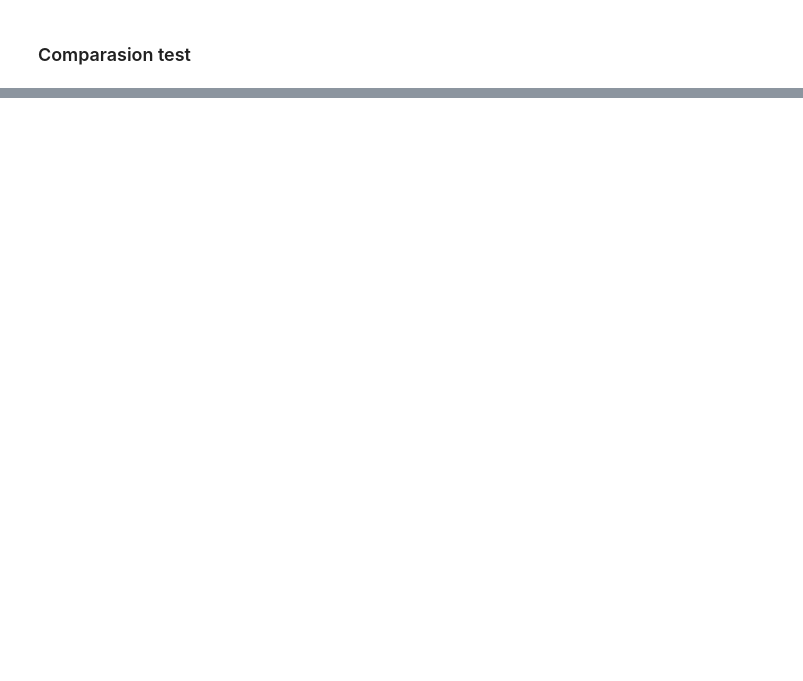
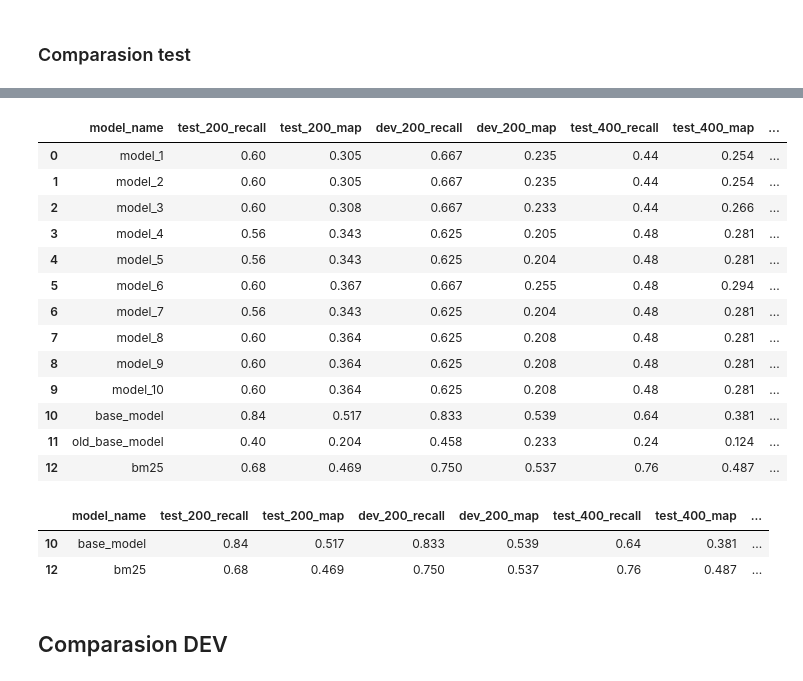
Before and after one commit to HighDeFing/thesis_v4, a Jupyter notebook: notebooks/EDA.ipynb, the cells around one changed output, grey strips where cells are left out. Cells and saved outputs as stored; diff of their text form; code cells hidden in the pictures; blank space fills up the shorter version.

```diff
--- a/notebooks/EDA.ipynb
+++ b/notebooks/EDA.ipynb
@@ -1417,0 +1442,29 @@ for container in ax.containers:
+# %%
+df_top10_eval['F1_200_test'] = round((2 * df_top10_eval['test_200_map'] * df_top10_eval['test_200_recall']) / (df_top10_eval['test_200_map'] + df_top10_eval['test_200_recall']), 2)
+df_top10_eval['F1_200_dev'] = round((2 * df_top10_eval['dev_200_map'] * df_top10_eval['dev_200_recall']) / (df_top10_eval['dev_200_map'] + df_top10_eval['dev_200_recall']), 2)
+df_top10_eval['F1_400_test'] = round((2 * df_top10_eval['test_400_map'] * df_top10_eval['test_400_recall']) / (df_top10_eval['test_400_map'] + df_top10_eval['test_400_recall']), 2)
+df_top10_eval['F1_400_dev'] = round((2 * df_top10_eval['dev_400_map'] * df_top10_eval['dev_400_recall']) / (df_top10_eval['dev_400_map'] + df_top10_eval['dev_400_recall']), 2)
+# %%
+df_top10_eval
+# %% [output]
+|  | model_name | test_200_recall | test_200_map | dev_200_recall | dev_200_map | test_400_recall | test_400_map | ... |
+| 0 | model_1 | 0.60 | 0.305 | 0.667 | 0.235 | 0.44 | 0.254 | ... |
+| 1 | model_2 | 0.60 | 0.305 | 0.667 | 0.235 | 0.44 | 0.254 | ... |
+| 2 | model_3 | 0.60 | 0.308 | 0.667 | 0.233 | 0.44 | 0.266 | ... |
+| 3 | model_4 | 0.56 | 0.343 | 0.625 | 0.205 | 0.48 | 0.281 | ... |
+| 4 | model_5 | 0.56 | 0.343 | 0.625 | 0.204 | 0.48 | 0.281 | ... |
+| 5 | model_6 | 0.60 | 0.367 | 0.667 | 0.255 | 0.48 | 0.294 | ... |
+| 6 | model_7 | 0.56 | 0.343 | 0.625 | 0.204 | 0.48 | 0.281 | ... |
+| 7 | model_8 | 0.60 | 0.364 | 0.625 | 0.208 | 0.48 | 0.281 | ... |
+| 8 | model_9 | 0.60 | 0.364 | 0.625 | 0.208 | 0.48 | 0.281 | ... |
+| 9 | model_10 | 0.60 | 0.364 | 0.625 | 0.208 | 0.48 | 0.281 | ... |
+| 10 | base_model | 0.84 | 0.517 | 0.833 | 0.539 | 0.64 | 0.381 | ... |
+| 11 | old_base_model | 0.40 | 0.204 | 0.458 | 0.233 | 0.24 | 0.124 | ... |
+| 12 | bm25 | 0.68 | 0.469 | 0.750 | 0.537 | 0.76 | 0.487 | ... |
+# %%
+bm25_basemodel = df_top10_eval.loc[df_top10_eval['model_name'].isin(['bm25', 'base_model'])]
+bm25_basemodel
+# %% [output]
+|  | model_name | test_200_recall | test_200_map | dev_200_recall | dev_200_map | test_400_recall | test_400_map | ... |
+| 10 | base_model | 0.84 | 0.517 | 0.833 | 0.539 | 0.64 | 0.381 | ... |
+| 12 | bm25 | 0.68 | 0.469 | 0.750 | 0.537 | 0.76 | 0.487 | ... |
@@ -1417,0 +1475,2 @@ for container in ax.containers:
+# %% [markdown]
+## Comparasion DEV
```
Also changed, not shown: parts of 19 cells of this notebook, 6 other files.
